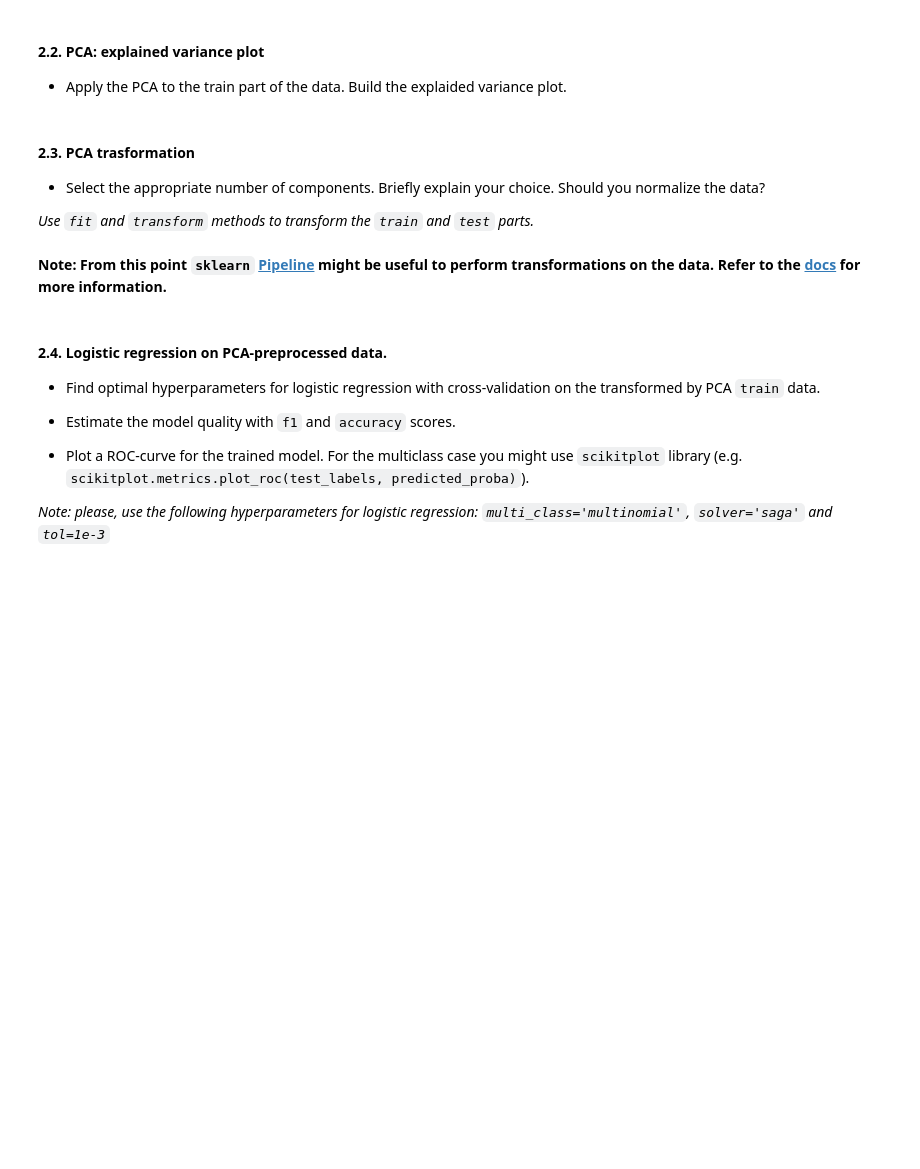
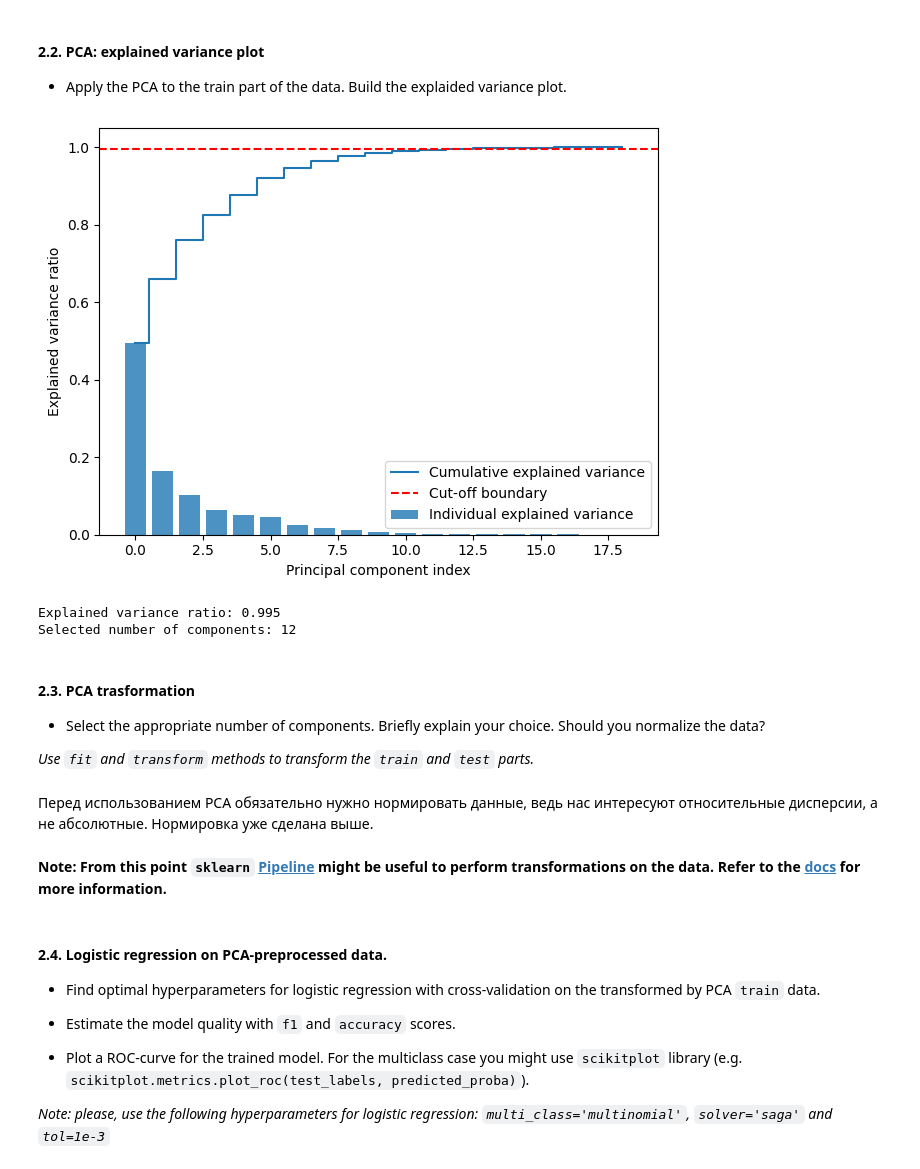
Before and after one commit to featztex/ml-course, a Jupyter notebook: lab1/lab01_part2_ml_pipeline.ipynb, the cells around one changed output. Drawn from its saved outputs; the diff is of its cells as text; code cells hidden in the pictures; blank space fills up the shorter version.

```diff
--- a/lab1/lab01_part2_ml_pipeline.ipynb
+++ b/lab1/lab01_part2_ml_pipeline.ipynb
@@ -205,3 +207,36 @@ ValueError: Classification metrics can't handle a mix of multiclass and continuo
+# %%
+from sklearn.decomposition import PCA
+
+pca = PCA()
+X_train_pca = pca.fit_transform(X_train)
+
+exp_var_pca = pca.explained_variance_ratio_
+cum_sum_eigenvalues = np.cumsum(exp_var_pca)
+# %%
+plt.bar(range(0,len(exp_var_pca)), exp_var_pca, alpha=0.8, align='center', label='Individual explained variance')
+plt.step(range(0,len(cum_sum_eigenvalues)), cum_sum_eigenvalues, where='mid',label='Cumulative explained variance')
+
+bound = 0.995
+plt.axhline (y=bound, color='red', linestyle='--', label='Сut-off boundary')
+
+plt.ylabel('Explained variance ratio')
+plt.xlabel('Principal component index')
+plt.legend(loc='best')
+plt.tight_layout()
+plt.show()
+# %% [output]
+[figure, added]
+# %%
+num_comp = 0
+for i, val in enumerate(cum_sum_eigenvalues):
+    if val > bound:
+        print(f'Explained variance ratio: {bound}')
+        num_comp = i
+        print(f'Selected number of components: {i}')
+        break
+# %% [output]
+Explained variance ratio: 0.995
+Selected number of components: 12
 # %% [markdown]
 #### 2.3. PCA trasformation
 * Select the appropriate number of components. Briefly explain your choice. Should you normalize the data?
@@ -211,0 +245,2 @@ ValueError: Classification metrics can't handle a mix of multiclass and continuo
+# %% [markdown]
+Перед использованием PCA обязательно нужно нормировать данные, ведь нас интересуют относительные дисперсии, а не абсолютные. Нормировка уже сделана выше.
```
Also changed, not shown: parts of 55 cells of this notebook.
